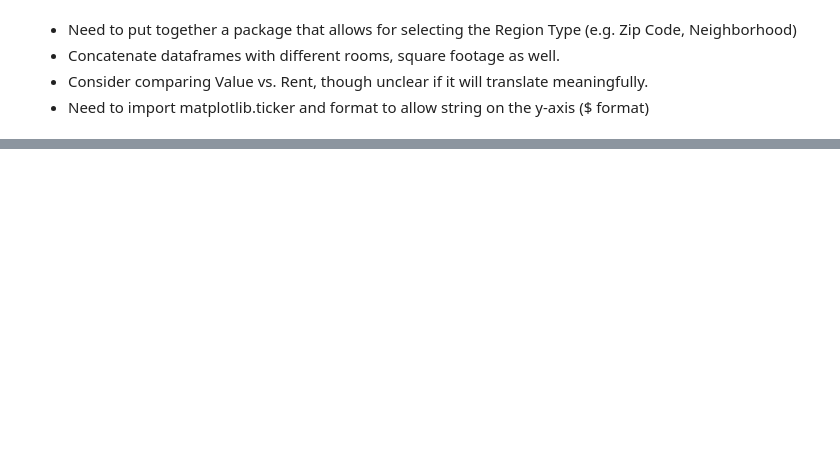
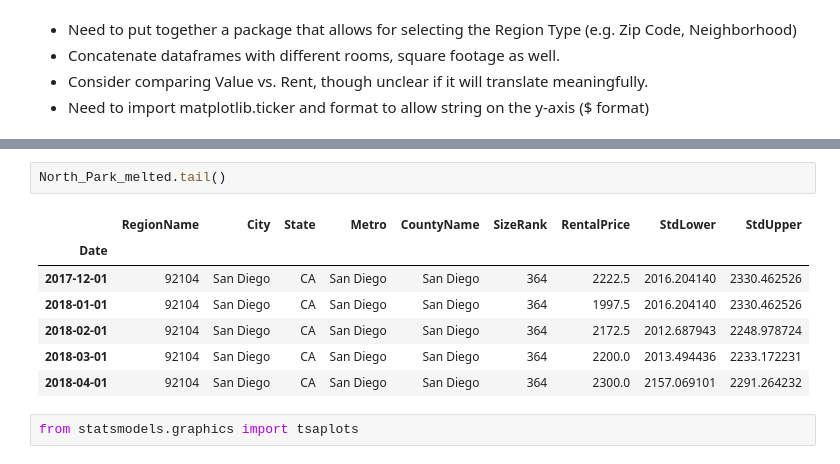
Before and after one commit to MichaelNormandyGavin/Zillow-Apartments, a Jupyter notebook: zillow_eda.ipynb, the cells around one changed output, grey strips where cells are left out. Cells and saved outputs as stored; diff of their text form; blank space fills up the shorter version.

```diff
--- a/zillow_eda.ipynb
+++ b/zillow_eda.ipynb
@@ -140,0 +148,12 @@ plt.show()
+# %%
+North_Park_melted.tail()
+# %% [output]
+|  | RegionName | City | State | Metro | CountyName | SizeRank | RentalPrice | StdLower | StdUpper |
+| Date |  |  |  |  |  |  |  |  |  |
+| 2017-12-01 | 92104 | San Diego | CA | San Diego | San Diego | 364 | 2222.5 | 2016.204140 | 2330.462526 |
+| 2018-01-01 | 92104 | San Diego | CA | San Diego | San Diego | 364 | 1997.5 | 2016.204140 | 2330.462526 |
+| 2018-02-01 | 92104 | San Diego | CA | San Diego | San Diego | 364 | 2172.5 | 2012.687943 | 2248.978724 |
+| 2018-03-01 | 92104 | San Diego | CA | San Diego | San Diego | 364 | 2200.0 | 2013.494436 | 2233.172231 |
+| 2018-04-01 | 92104 | San Diego | CA | San Diego | San Diego | 364 | 2300.0 | 2157.069101 | 2291.264232 |
+# %%
+from statsmodels.graphics import tsaplots
```
Also changed, not shown: parts of 15 cells of this notebook.
